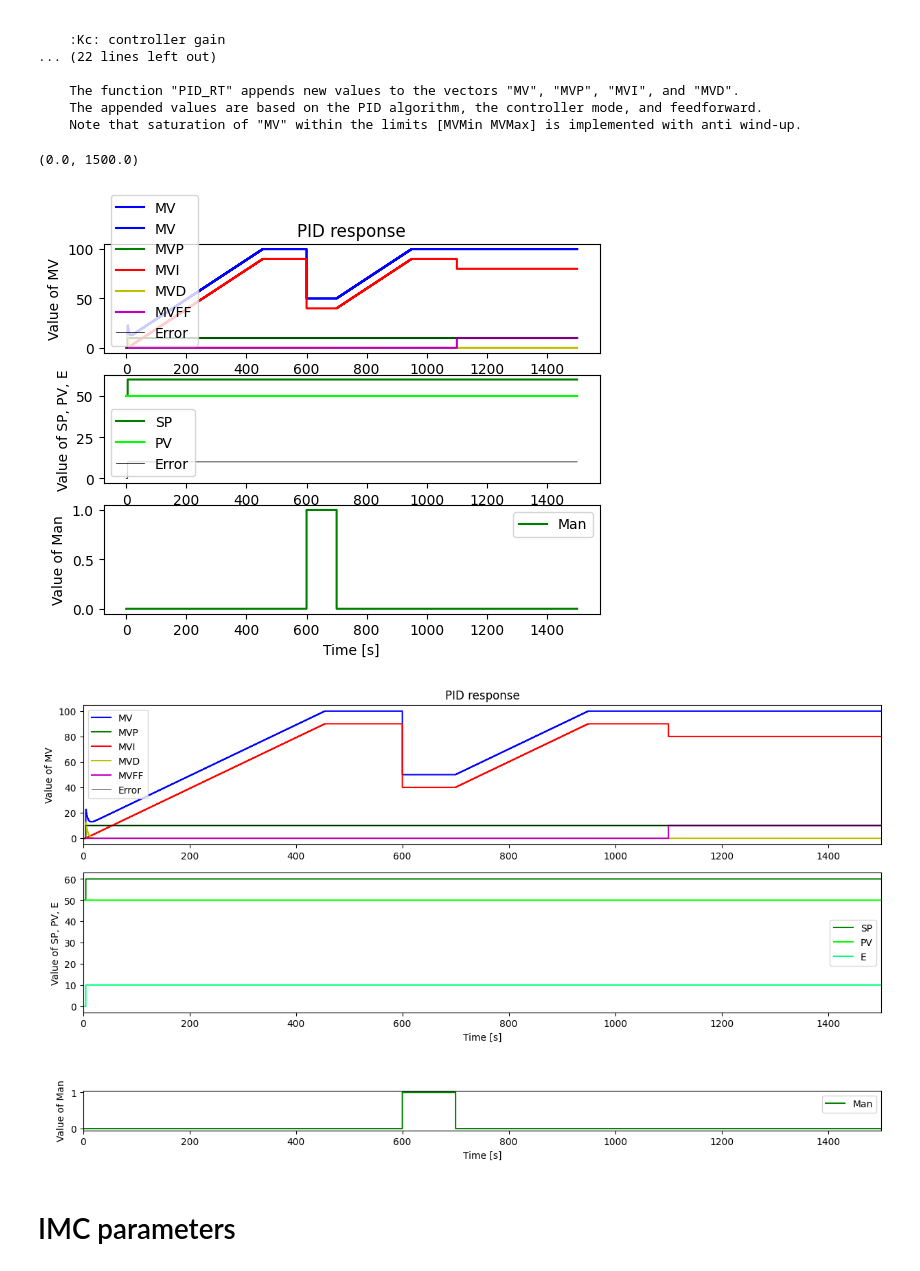
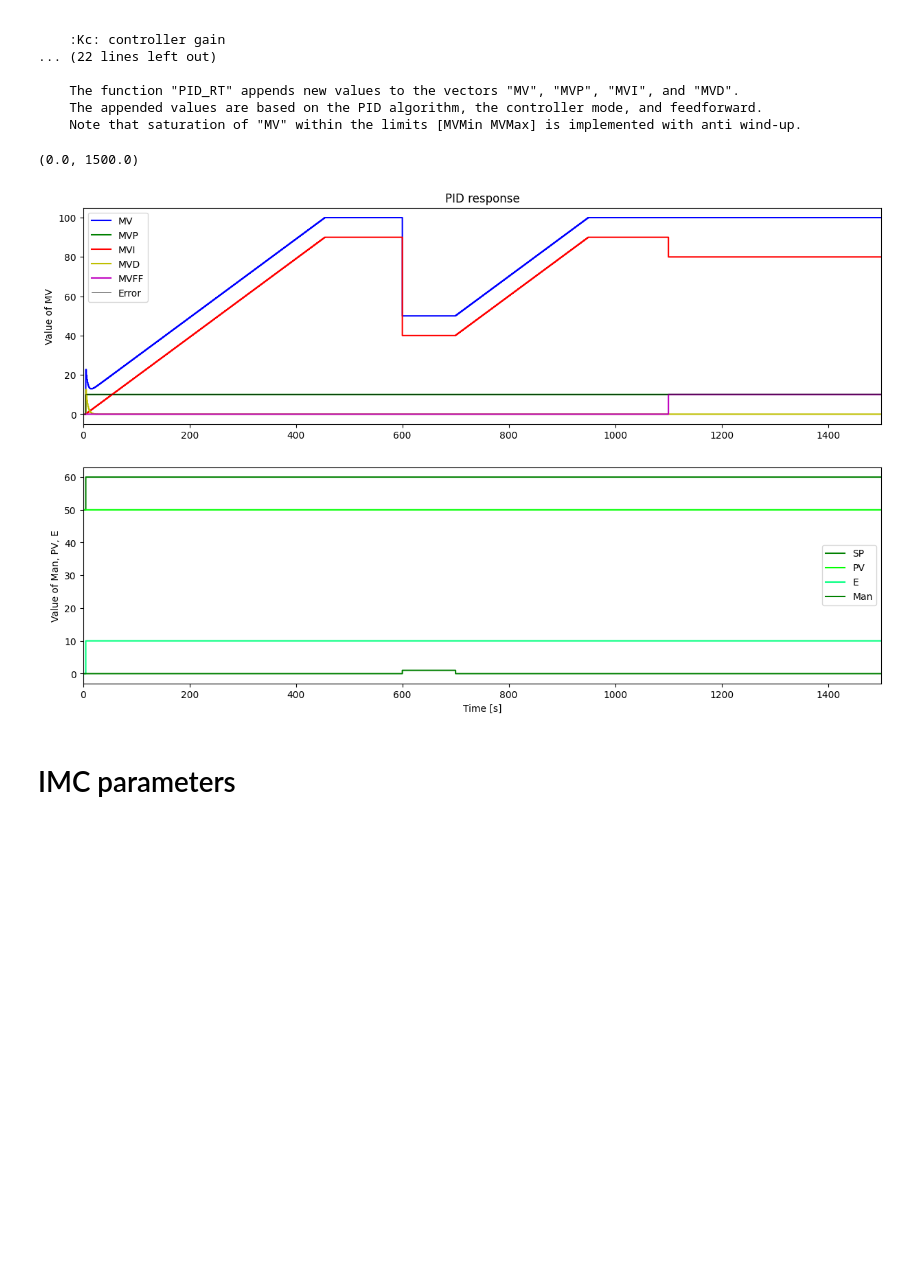
Before and after one commit to hctel/TCLab_software_V4, a Jupyter notebook: package_LAB.ipynb, the cells around one changed output. Cells and saved outputs as stored; diff of their text form; code cells hidden in the pictures; blank space fills up the shorter version.

```diff
--- a/package_LAB.ipynb
+++ b/package_LAB.ipynb
@@ -163,64 +163,41 @@ print(MVP)
 print(MVI)
 print(MVD)'
 '''
 
-# comparer les 2 méthodes de graph
+plt.figure(figsize = (15,9))
 
-fig, ((ax1,ax2,ax3)) = plt.subplots(nrows=3, ncols=1)
-ax1.step(t,MV,'b-',label='MV',where='post')
-ax1.step(t,MV,'b-',label='MV',where='post')
-ax1.step(t,MVP,'g-',label='MVP',where='post')
-ax1.step(t,MVI,'r-',label='MVI',where='post')
-ax1.step(t,MVD,'y-',label='MVD',where='post')
-ax1.step(t,MVFF,'m-',label='MVFF',where='post')
-ax1.step(t,E,'k-',linewidth=0.5,label='Error',where='post')
-ax1.set(ylabel='Value of MV')
-ax1.set_title('PID response')
-ax1.legend(loc='best')
-
-ax2.step(t,SP,'g-',label='SP',where='post')
-ax2.step(t,PV,'lime',label='PV',where='post')
-ax2.step(t,E,'k-',linewidth=0.5,label='Error',where='post')
-ax2.set(xlabel='Time [s]', ylabel='Value of SP, PV, E')
-ax2.legend(loc='best')
-
-ax3.step(t,Man,'g-',label='Man',where='post')
-ax3.set(xlabel='Time [s]', ylabel='Value of Man')
-ax3.legend(loc='best')
-
-plt.figure(figsize = (15,9))
-plt.subplot(3,1,1)
+plt.subplot(2,1,1)
+#plt.step(t,SP,'b-',label='SP',where='post')
+#plt.step(t,PV,'b-',label='PV',where='post')
 plt.step(t,MV,'b-',label='MV',where='post')
 plt.step(t,MVP,'g-',label='MVP',where='post')
 plt.step(t,MVI,'r-',label='MVI',where='post')
 plt.step(t,MVD,'y-',label='MVD',where='post')
 plt.step(t,MVFF,'m-',label='MVFF',where='post')
 plt.step(t,E,'k-',linewidth=0.5,label='Error',where='post')
 plt.ylabel('Value of MV')
 plt.title('PID response')
 plt.legend(loc='best')
 plt.xlim([0, TSim])
 
-plt.subplot(3,1,2)
+plt.subplot(2,1,2)
 plt.step(t,SP,'g-',label='SP',where='post')
 plt.step(t,PV,'lime',label='PV',where='post')
 plt.step(t,E,'springgreen',label='E',where='post')
 plt.ylabel('Value of SP, PV, E')
 plt.xlabel('Time [s]')
 plt.legend(loc='best')
 plt.xlim([0, TSim])
 
-c = plt.subplot(3,1,3)
-c.set_box_aspect(0.05)
+plt.subplot(2,1,2) # à mettre dans3eme cadre
 plt.step(t,Man,'g-',label='Man',where='post')
-plt.ylabel('Value of Man')
+plt.ylabel('Value of Man, PV, E')
 plt.xlabel('Time [s]')
 plt.legend(loc='best')
 plt.xlim([0, TSim])
 # %% [output]
 (0.0, 1500.0)
-[figure, old version]
+[figure, new version]
-[figure, removed]
 # %% [markdown]
 # IMC parameters
 # %% [markdown]
```
Also changed, not shown: parts of 4 cells of this notebook, 3 other files.
